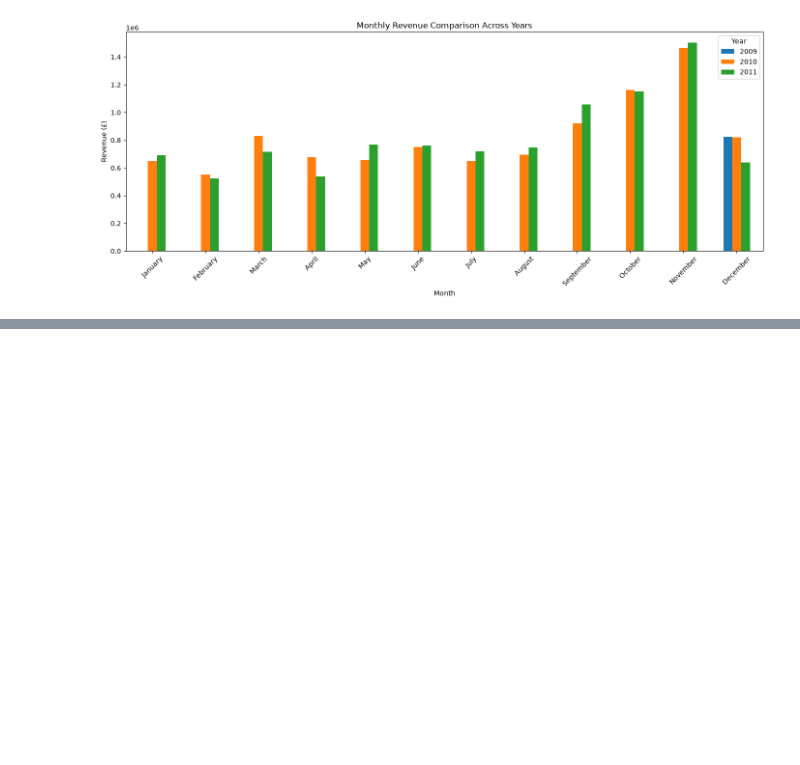
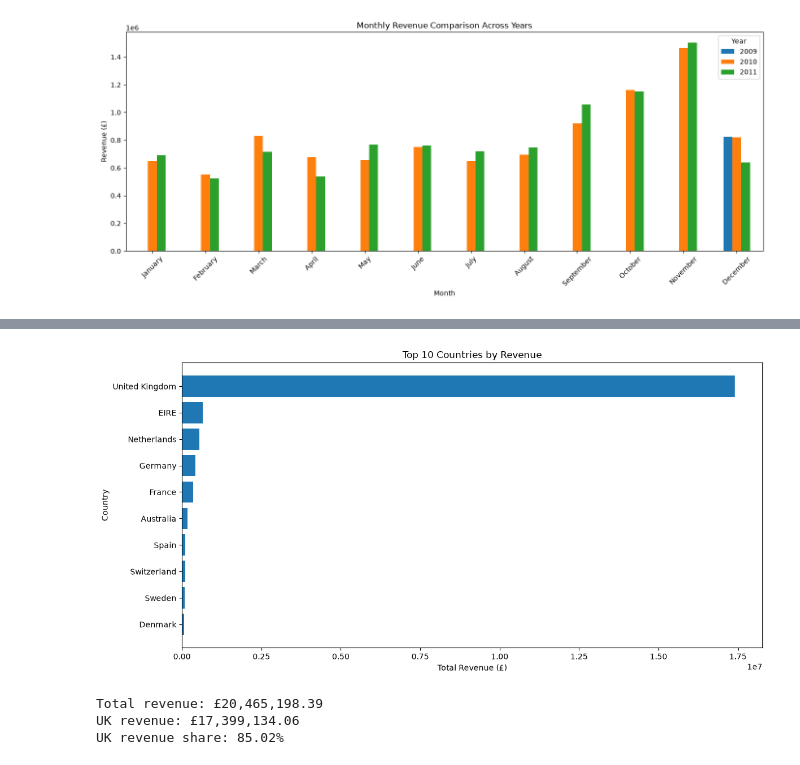
Before and after one commit to siddardha-007/retail-pulse-analytics, a Jupyter notebook: notebooks/03_feature_engineering.ipynb, the cells around one changed output, grey strips where cells are left out. Drawn from its saved outputs; the diff is of its cells as text; code cells hidden in the pictures; blank space fills up the shorter version.

```diff
--- a/notebooks/03_feature_engineering.ipynb
+++ b/notebooks/03_feature_engineering.ipynb
@@ -381,0 +497,16 @@ plt.show()
+# %%
+country_sales = (
+    df_sales.groupby("Country")
+    .agg(
+        Total_Revenue=("Revenue", "sum"),
+        Total_Units_Sold=("Quantity", "sum"),
+        Unique_Invoices=("Invoice", "nunique"),
+        Unique_Customers=("Customer ID", "nunique")
+    )
+    .reset_index()
+    .sort_values("Total_Revenue", ascending=False)
+)
+
+display(
+    country_sales.head(10).round(2)
+)
@@ -381,0 +525,34 @@ plt.show()
+# %%
+top_10_countries = country_sales.head(10).copy()
+
+plt.figure(figsize=(12, 6))
+
+plt.barh(
+    top_10_countries["Country"].iloc[::-1],
+    top_10_countries["Total_Revenue"].iloc[::-1]
+)
+
+plt.title("Top 10 Countries by Revenue")
+plt.xlabel("Total Revenue (£)")
+plt.ylabel("Country")
+plt.tight_layout()
+plt.show()
+# %% [output]
+[figure, added]
+# %%
+total_revenue = df_sales["Revenue"].sum()
+
+uk_revenue = country_sales.loc[
+    country_sales["Country"].eq("United Kingdom"),
+    "Total_Revenue"
+].sum()
+
+uk_revenue_share = (uk_revenue / total_revenue) * 100
+
+print(f"Total revenue: £{total_revenue:,.2f}")
+print(f"UK revenue: £{uk_revenue:,.2f}")
+print(f"UK revenue share: {uk_revenue_share:.2f}%")
+# %% [output]
+Total revenue: £20,465,198.39
+UK revenue: £17,399,134.06
+UK revenue share: 85.02%
```
Also changed, not shown: parts of 9 cells of this notebook.
